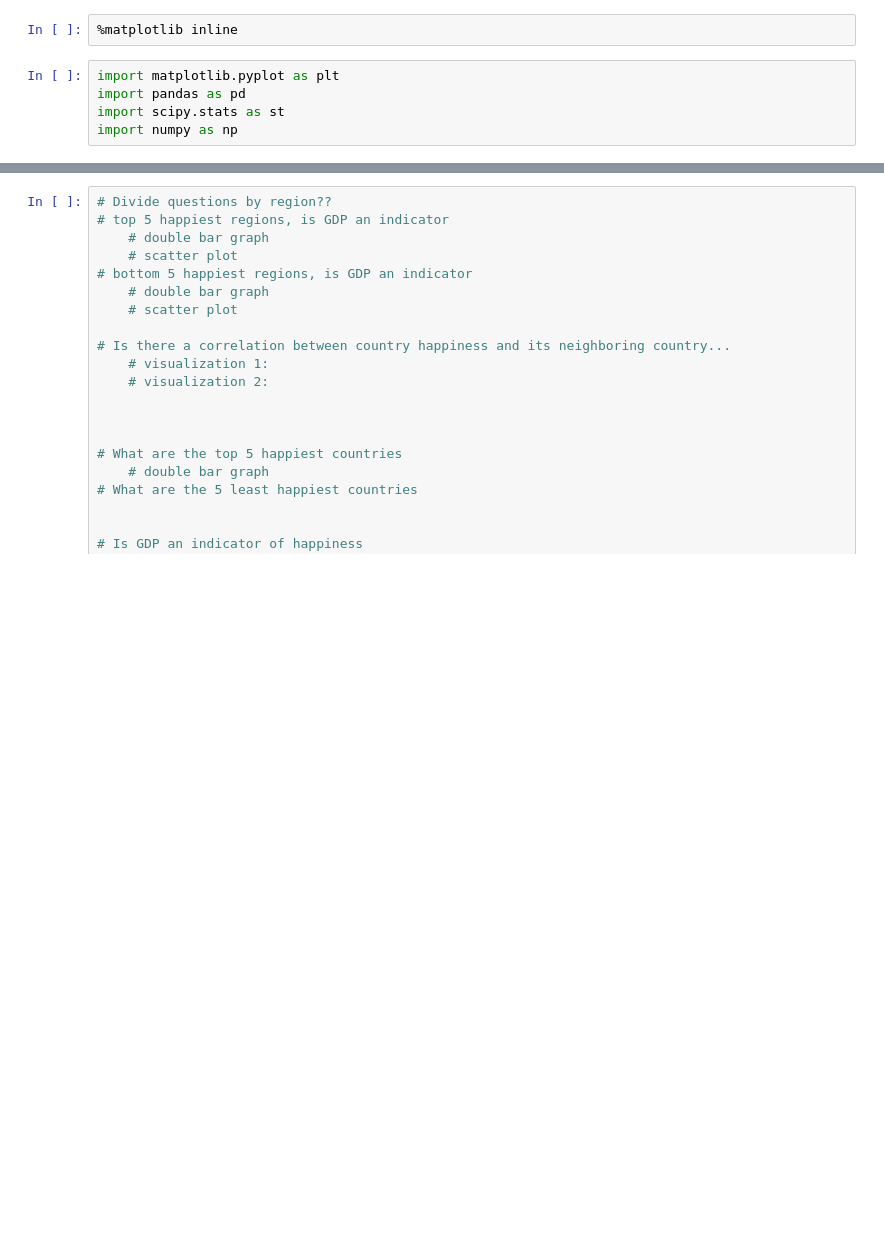
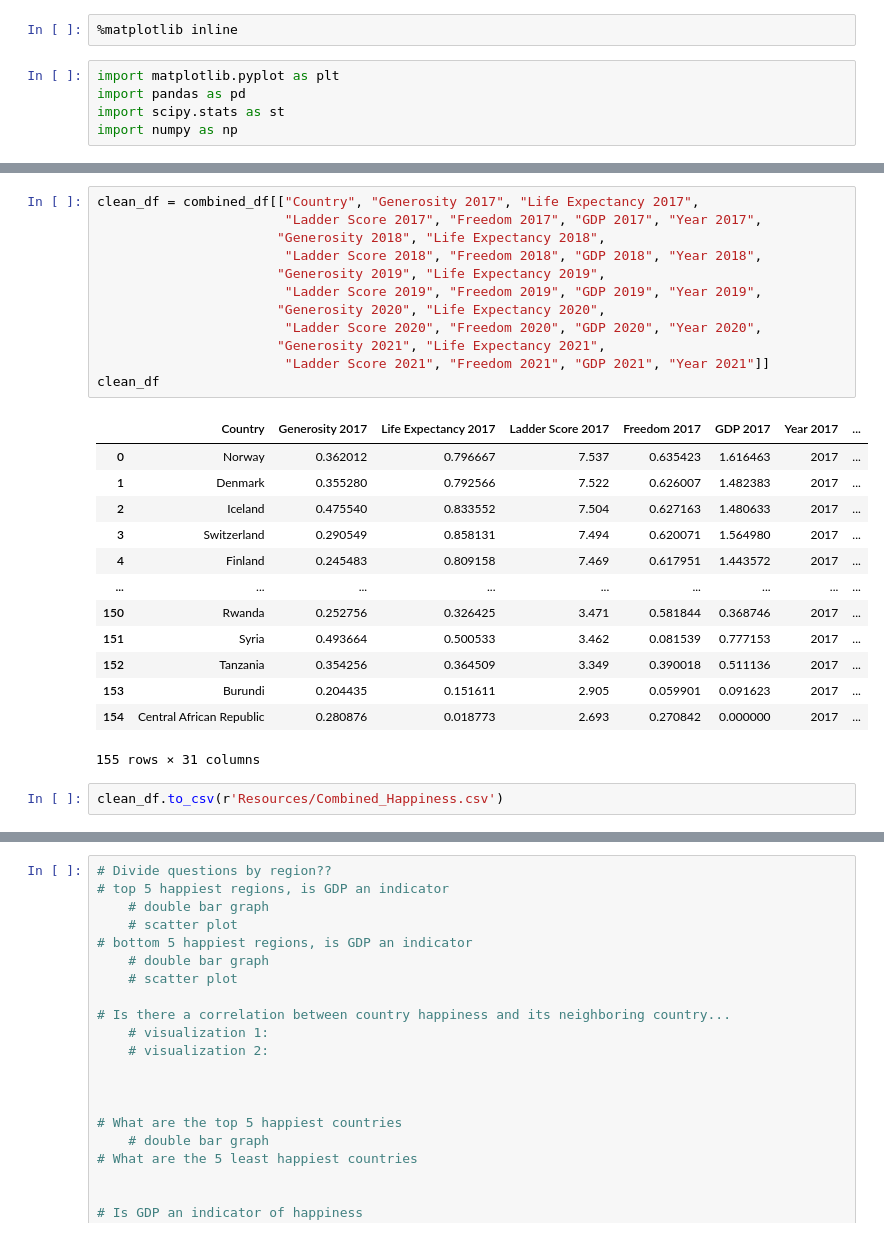
Before and after one commit to Ryan-Malin/TeamHappinessMain, a Jupyter notebook: Main.ipynb, the cells around one changed output, grey strips where cells are left out. Drawn from its saved outputs; the diff is of its cells as text; blank space fills up the shorter version.

```diff
--- a/Main.ipynb
+++ b/Main.ipynb
@@ -7,0 +127,28 @@ import numpy as np
+# %%
+clean_df = combined_df[["Country", "Generosity 2017", "Life Expectancy 2017",
+                        "Ladder Score 2017", "Freedom 2017", "GDP 2017", "Year 2017",
+                       "Generosity 2018", "Life Expectancy 2018",
+                        "Ladder Score 2018", "Freedom 2018", "GDP 2018", "Year 2018",
+                       "Generosity 2019", "Life Expectancy 2019",
+                        "Ladder Score 2019", "Freedom 2019", "GDP 2019", "Year 2019",
+                       "Generosity 2020", "Life Expectancy 2020",
+                        "Ladder Score 2020", "Freedom 2020", "GDP 2020", "Year 2020",
+                       "Generosity 2021", "Life Expectancy 2021",
+                        "Ladder Score 2021", "Freedom 2021", "GDP 2021", "Year 2021"]]
+clean_df
+# %% [output]
+|  | Country | Generosity 2017 | Life Expectancy 2017 | Ladder Score 2017 | Freedom 2017 | GDP 2017 | Year 2017 | ... |
+| 0 | Norway | 0.362012 | 0.796667 | 7.537 | 0.635423 | 1.616463 | 2017 | ... |
+| 1 | Denmark | 0.355280 | 0.792566 | 7.522 | 0.626007 | 1.482383 | 2017 | ... |
+| 2 | Iceland | 0.475540 | 0.833552 | 7.504 | 0.627163 | 1.480633 | 2017 | ... |
+| 3 | Switzerland | 0.290549 | 0.858131 | 7.494 | 0.620071 | 1.564980 | 2017 | ... |
+| 4 | Finland | 0.245483 | 0.809158 | 7.469 | 0.617951 | 1.443572 | 2017 | ... |
+| ... | ... | ... | ... | ... | ... | ... | ... | ... |
+| 150 | Rwanda | 0.252756 | 0.326425 | 3.471 | 0.581844 | 0.368746 | 2017 | ... |
+| 151 | Syria | 0.493664 | 0.500533 | 3.462 | 0.081539 | 0.777153 | 2017 | ... |
+| 152 | Tanzania | 0.354256 | 0.364509 | 3.349 | 0.390018 | 0.511136 | 2017 | ... |
+| 153 | Burundi | 0.204435 | 0.151611 | 2.905 | 0.059901 | 0.091623 | 2017 | ... |
+| 154 | Central African Republic | 0.280876 | 0.018773 | 2.693 | 0.270842 | 0.000000 | 2017 | ... |
+155 rows × 31 columns
+# %%
+clean_df.to_csv(r'Resources/Combined_Happiness.csv')
```
Also changed, not shown: parts of 7 cells of this notebook, 16 other files.
